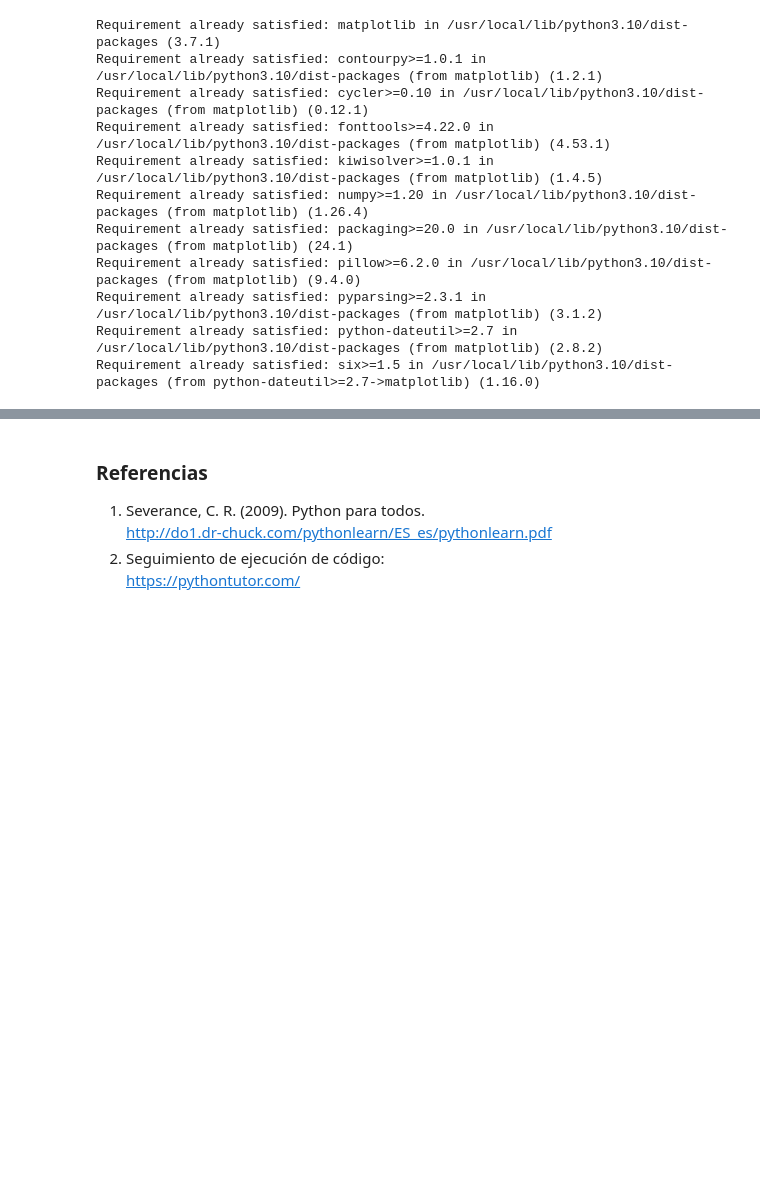
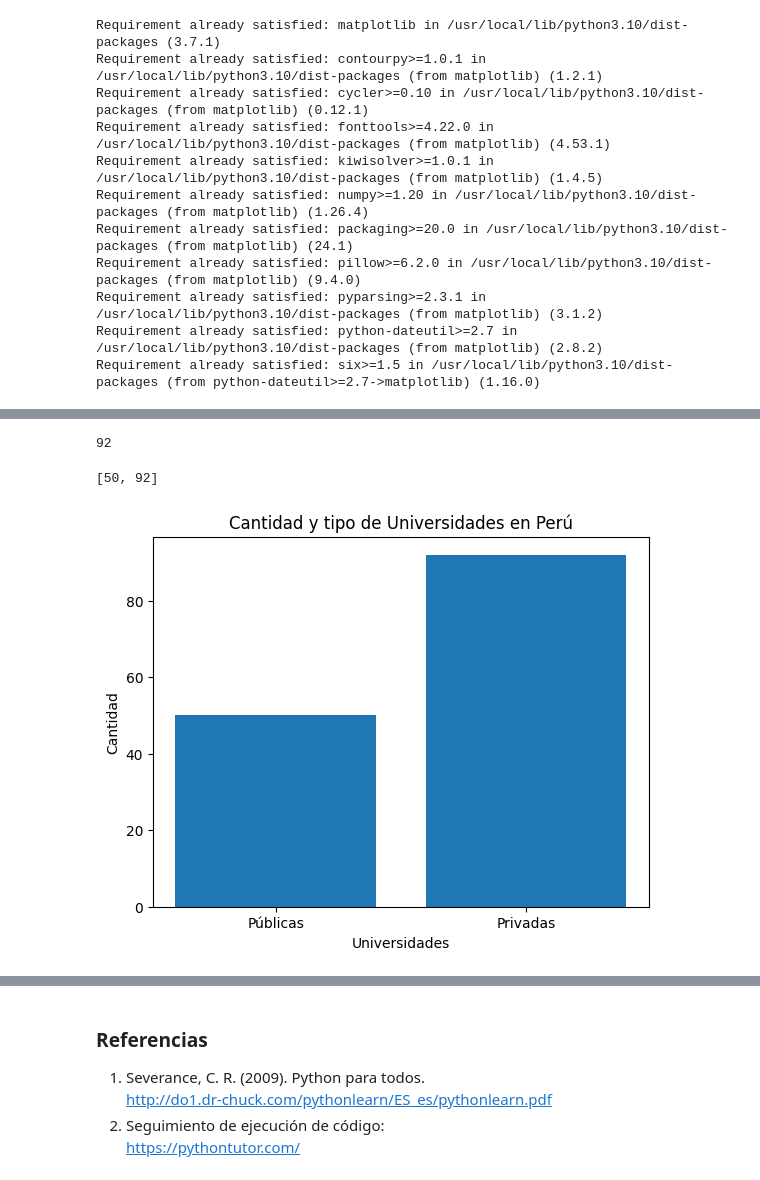
Before and after one commit to EHN8829/EJERCICIO1, a Jupyter notebook: ABC_Python_COLAB.ipynb, the cells around one changed output, grey strips where cells are left out. Cells and saved outputs as stored; diff of their text form; code cells hidden in the pictures; blank space fills up the shorter version.

```diff
--- a/ABC_Python_COLAB.ipynb
+++ b/ABC_Python_COLAB.ipynb
@@ -1295,0 +1301,3 @@ import numpy as np
+# %%
+df_publicas = df[0]
+df_publicas.head()
@@ -1295,0 +1332,3 @@ import numpy as np
+# %%
+df_privadas = df[2]
+df_publicas.head()
@@ -1295,0 +1342,4 @@ import numpy as np
+# %%
+len(df_privadas)
+# %% [output]
+92
@@ -1295,0 +1350,15 @@ import numpy as np
+# %%
+cantidad = [len(df_publicas), len(df_privadas)]
+cantidad
+# %% [output]
+[50, 92]
+# %%
+universidades = ['Públicas','Privadas']
+# %%
+plt.bar(universidades,cantidad)
+plt.title('Cantidad y tipo de Universidades en Perú')
+plt.xlabel('Universidades')
+plt.ylabel('Cantidad')
+plt.show()
+# %% [output]
+[figure, added]
```
Also changed, not shown: parts of 16 cells of this notebook.
